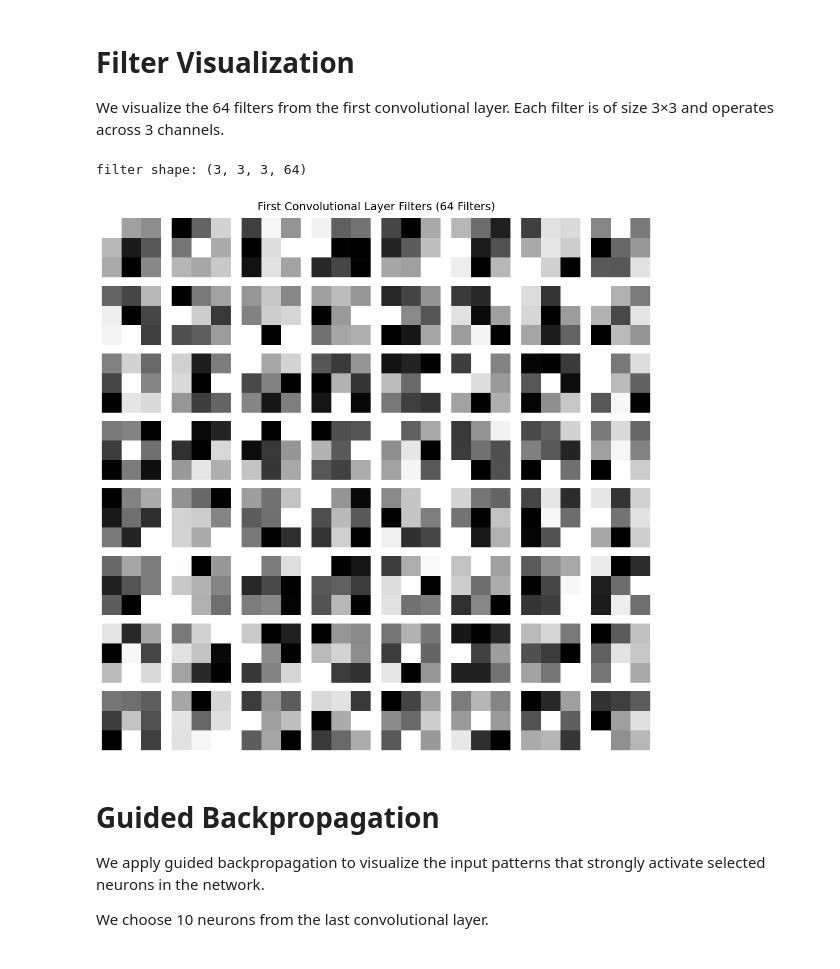
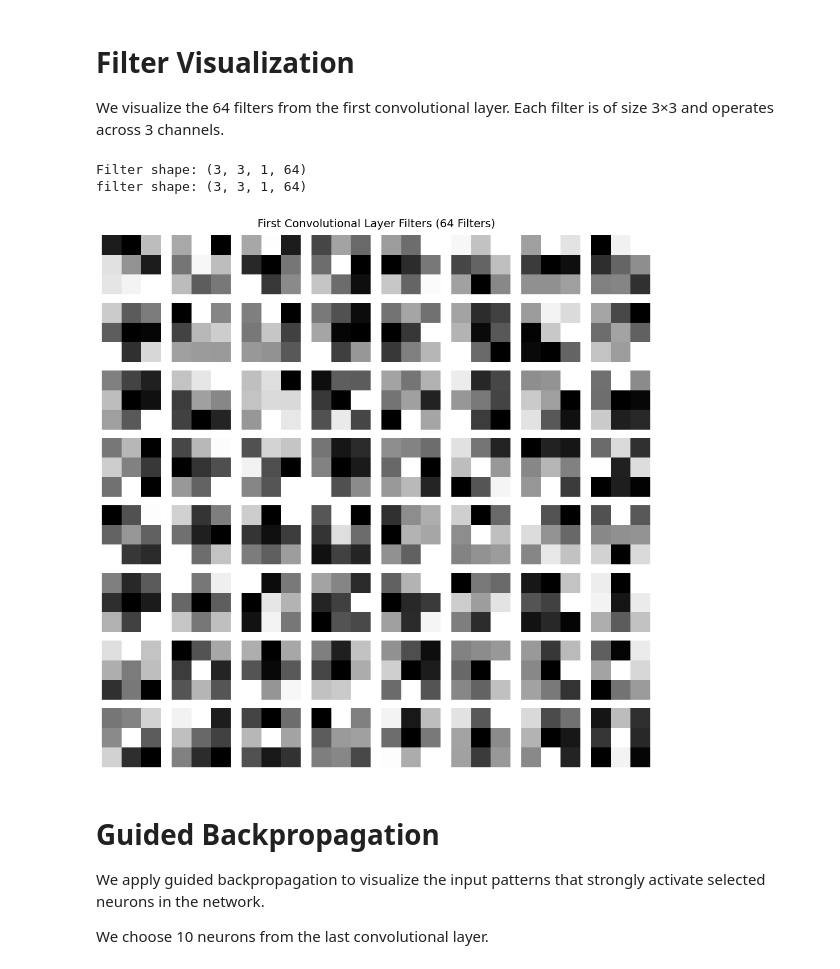
Before and after one commit to aroraneel/CNN-Project, a Jupyter notebook: Deep Convolutional Neural Network for Fashion-MNIST Image Classification/project.ipynb, the cells around one changed output. Cells and saved outputs as stored; diff of their text form; code cells hidden in the pictures.

```diff
--- a/Deep Convolutional Neural Network for Fashion-MNIST Image Classification/project.ipynb
+++ b/Deep Convolutional Neural Network for Fashion-MNIST Image Classification/project.ipynb
@@ -287,27 +257,36 @@ learning_rate = 0.001
 # compile model
 
 model.compile(
-    optimizer=tf.keras.optimizers.Adam(learning_rate=learning_rate),
+    optimizer=tf.keras.optimizers.Adam(learning_rate=0.001),
     loss="sparse_categorical_crossentropy",
     metrics=["accuracy"]
 )
 # %%
-# Early stopping (Patience = 5 as required)
+# Early stopping
 
 early_stop = tf.keras.callbacks.EarlyStopping(
     monitor="val_loss",
-    patience=5,
+    patience=8,
     restore_best_weights=True
 )
+# %%
+lr_scheduler = tf.keras.callbacks.ReduceLROnPlateau(
+    monitor="val_loss",
+    factor=0.5,
+    patience=4,
+    min_lr=1e-6,
+    verbose=1
+)
 # %%
 # Train model
 
 history = model.fit(
-    x_train, y_train,
-    batch_size=64,
-    epochs=50,
+    x_train,
+    y_train,
+    batch_size=256,
+    epochs=40,
     validation_data=(x_val, y_val),
-    callbacks=[early_stop],
+    callbacks=[early_stop, lr_scheduler],
     verbose=1
 )
 # %% [output]
@@ -508,34 +488,44 @@ Each filter is of size 3×3 and operates across 3 channels.
 # %%
 # VISUALIZE FIRST CONV LAYER FILTERS
 
 # Get weights from first Conv layer
-filters, biases = model.layers[0].get_weights()
+first_conv_layer = None
+
+for layer in model.layers:
+    if isinstance(layer, tf.keras.layers.Conv2D):
+        first_conv_layer = layer
+        break
+
+filters, biases = first_conv_layer.get_weights()
+
+print("Filter shape:", filters.shape)
 
 print("filter shape:", filters.shape)
 # Expected: (3, 3, 3, 64)
 
 # Normalize filters for visualization
 f_min, f_max = filters.min(), filters.max()
 filters = (filters - f_min) / (f_max - f_min)
 
 # Plot 64 filters in 8x8 grid
 plt.figure(figsize=(10,10))
 
 for i in range(64):
     plt.subplot(8,8,i+1)
 
     # Average across RGB channels to display as grayscale
     filter_img = np.mean(filters[:,:,:,i], axis=-1)
 
     plt.imshow(filter_img, cmap="gray")
     plt.axis("off")
 
 plt.suptitle("First Convolutional Layer Filters (64 Filters)", fontsize=14)
 plt.tight_layout()
 plt.show()
 # %% [output]
-filter shape: (3, 3, 3, 64)
+Filter shape: (3, 3, 1, 64)
+filter shape: (3, 3, 1, 64)
-[figure, old version]
+[figure, new version]
 # %% [markdown]
 # Guided Backpropagation
 
```
Also changed, not shown: parts of 35 cells of this notebook, 1 other file.
